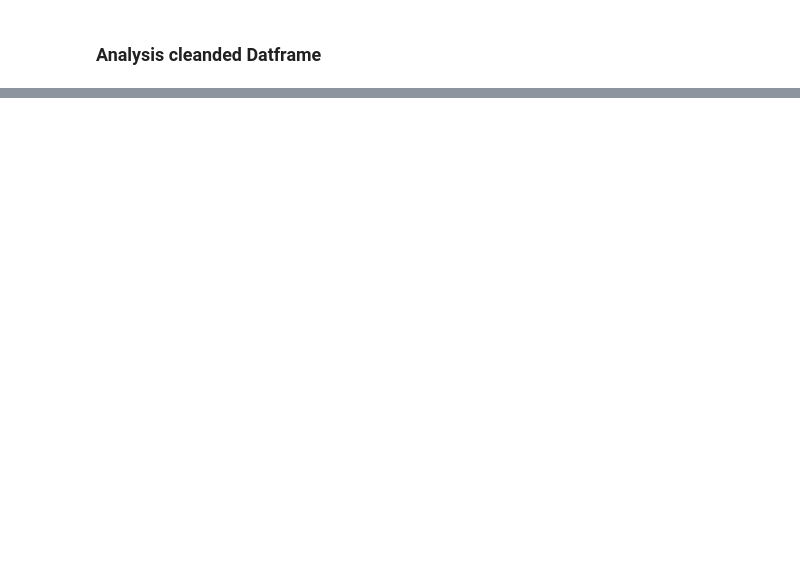
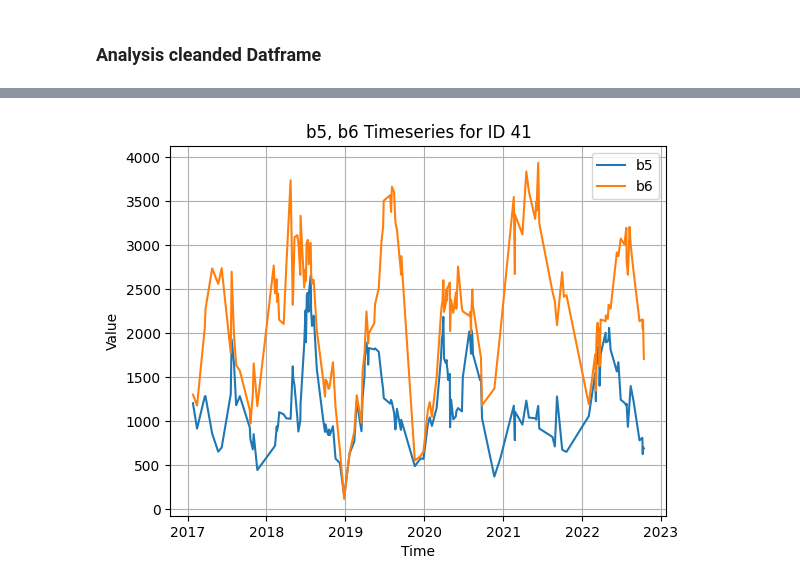
Before and after one commit to RafaelRiesle/tree_classification, a Jupyter notebook: notebooks/evelin/analysis_spectral_bands.ipynb, the cells around one changed output, grey strips where cells are left out. Drawn from its saved outputs; the diff is of its cells as text; code cells hidden in the pictures; blank space fills up the shorter version.

```diff
--- a/notebooks/evelin/analysis_spectral_bands.ipynb
+++ b/notebooks/evelin/analysis_spectral_bands.ipynb
@@ -237,0 +190,3 @@ df_sample[df_sample["b6"] == df_sample["b5"]].groupby("species").count()
+# %%
+df_soil = df[df["species"]=="soil"]
+df_soil["id"].nunique()
@@ -237,0 +227,5 @@ df_sample[df_sample["b6"] == df_sample["b5"]].groupby("species").count()
+# %%
+timeplot_twocols_oneid(df_soil, "b5", "b6", 41)
+# id = 41 is species = soil, and b5 is never same as b6. But still y
+# %% [output]
+[figure, added]
```
Also changed, not shown: parts of 28 cells of this notebook.
